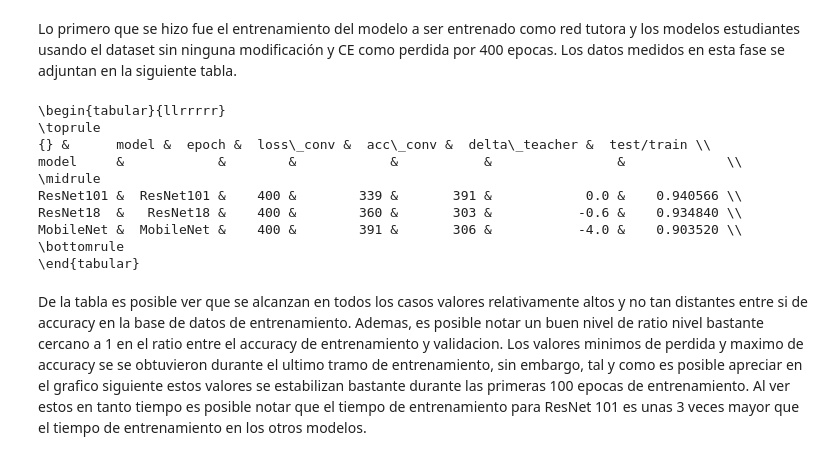
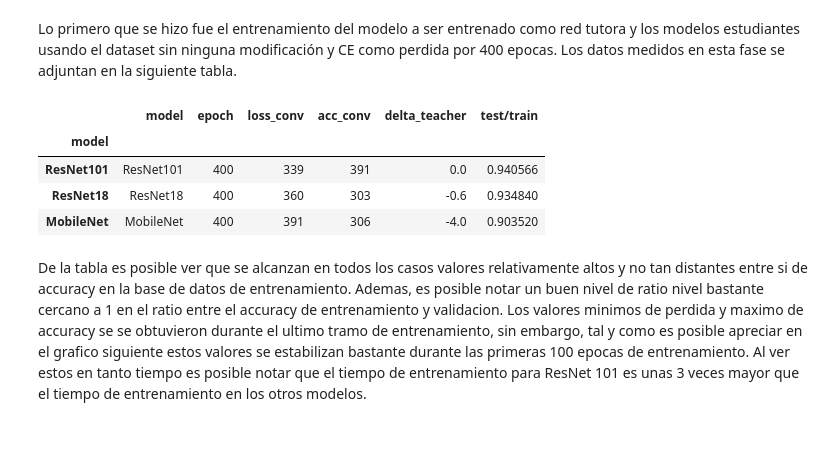
Before and after one commit to jpcosec/Memoria, a Jupyter notebook: vizFeat.ipynb, the cells around one changed output. Drawn from its saved outputs; the diff is of its cells as text; code cells hidden in the pictures.

```diff
--- a/vizFeat.ipynb
+++ b/vizFeat.ipynb
@@ -79,19 +79,16 @@ Se consideran en general 3 valores interesantes que medir,
 # %% [markdown]
 Lo primero que se hizo fue el entrenamiento del modelo a ser entrenado como red tutora y los modelos estudiantes usando el dataset sin ninguna modificación y CE como perdida por 400 epocas. Los datos medidos en esta fase se adjuntan en la siguiente tabla.
 # %%
-print(get_top(data['teachers'],add_fields=" 	loss_conv 	acc_conv 	test/train ".split(),
-        drop_fields="train_step 	test_step	delta_student 	student 	log_dist 	feat_dist 	layer".split()).to_latex())
+#print(get_top(data['teachers'],add_fields=" 	loss_conv 	acc_conv 	test/train ".split(),
+#        drop_fields="train_step 	test_step	delta_student 	student 	log_dist 	feat_dist 	layer".split()).to_latex())
+get_top(data['teachers'],add_fields=" 	loss_conv 	acc_conv 	test/train ".split(),
+        drop_fields="train_step 	test_step	delta_student 	student 	log_dist 	feat_dist 	layer".split())
 # %% [output]
-\begin{tabular}{llrrrrr}
-\toprule
-{} &      model &  epoch &  loss\_conv &  acc\_conv &  delta\_teacher &  test/train \\
-model     &            &        &            &           &                &             \\
-\midrule
-ResNet101 &  ResNet101 &    400 &        339 &       391 &            0.0 &    0.940566 \\
-ResNet18  &   ResNet18 &    400 &        360 &       303 &           -0.6 &    0.934840 \\
-MobileNet &  MobileNet &    400 &        391 &       306 &           -4.0 &    0.903520 \\
-\bottomrule
-\end{tabular}
+|  | model | epoch | loss_conv | acc_conv | delta_teacher | test/train |
+| model |  |  |  |  |  |  |
+| ResNet101 | ResNet101 | 400 | 339 | 391 | 0.0 | 0.940566 |
+| ResNet18 | ResNet18 | 400 | 360 | 303 | -0.6 | 0.934840 |
+| MobileNet | MobileNet | 400 | 391 | 306 | -4.0 | 0.903520 |
 # %% [markdown]
 De la tabla es posible ver que se alcanzan en todos los casos valores relativamente altos y no tan distantes entre si de accuracy en la base de datos de entrenamiento. Ademas, es posible notar un buen nivel de ratio nivel bastante cercano a 1 en el ratio entre el accuracy de entrenamiento y validacion.
 Los valores minimos de perdida y maximo de accuracy se se obtuvieron durante el ultimo tramo de entrenamiento, sin embargo, tal y como es posible apreciar en el grafico siguiente estos valores se estabilizan bastante durante las primeras 100 epocas de entrenamiento. Al ver estos en tanto tiempo es posible notar que el tiempo de entrenamiento para ResNet 101 es unas 3 veces mayor que el tiempo de entrenamiento en los otros modelos.
```
Also changed, not shown: parts of 12 cells of this notebook, 1 other file.
